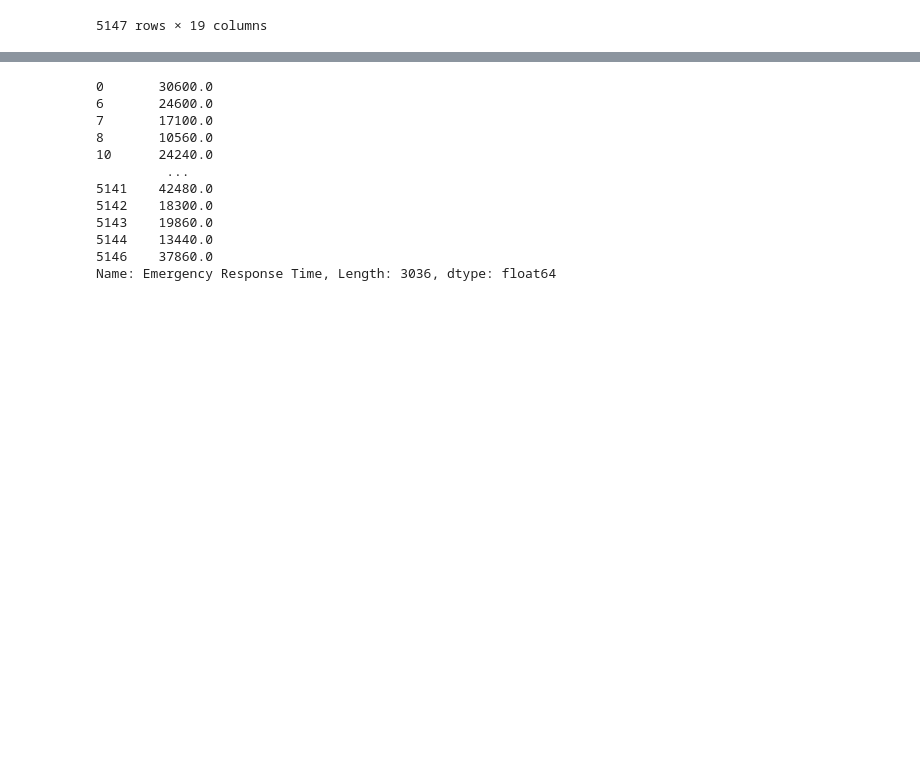
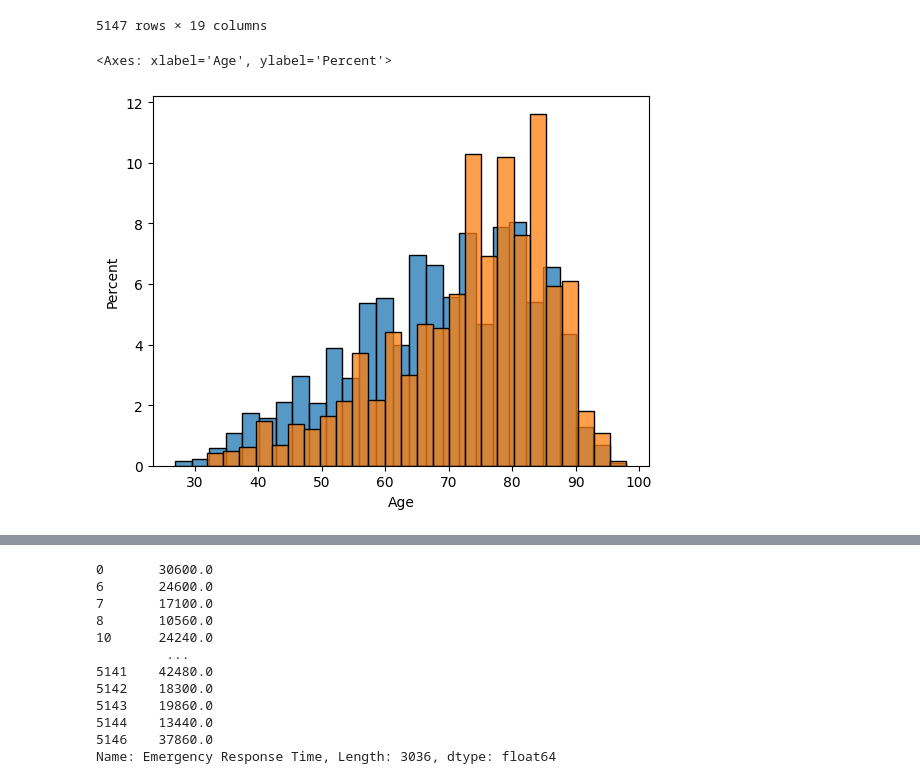
Before and after one commit to hiimani28/dvproject2, a Jupyter notebook: Untitled.ipynb, the cells around one changed output, grey strips where cells are left out. Drawn from its saved outputs; the diff is of its cells as text; code cells hidden in the pictures; blank space fills up the shorter version.

```diff
--- a/Untitled.ipynb
+++ b/Untitled.ipynb
@@ -16,3 +17,9 @@ df
 | 5145 | 5145 | 69 | F | False | 2022-03-12 00:01:00 | 2022-03-12 07:49:00 | 2022-03-20 09:46:00 | ... |
 | 5146 | 5146 | 67 | M | True | 2023-11-24 06:47:00 | 2023-11-24 17:18:00 | 2023-12-13 10:56:00 | ... |
 5147 rows × 19 columns
+# %%
+sns.histplot(df[df['Occupational Therapist Visit'].notna()]['Age'], stat='percent')
+sns.histplot(df[df['Occupational Therapist Visit'].notna() & df['Comorbidities']]['Age'], stat='percent')
+# %% [output]
+<Axes: xlabel='Age', ylabel='Percent'>
+[figure, added]
```
Also changed, not shown: parts of 17 cells of this notebook, 1 other file.
